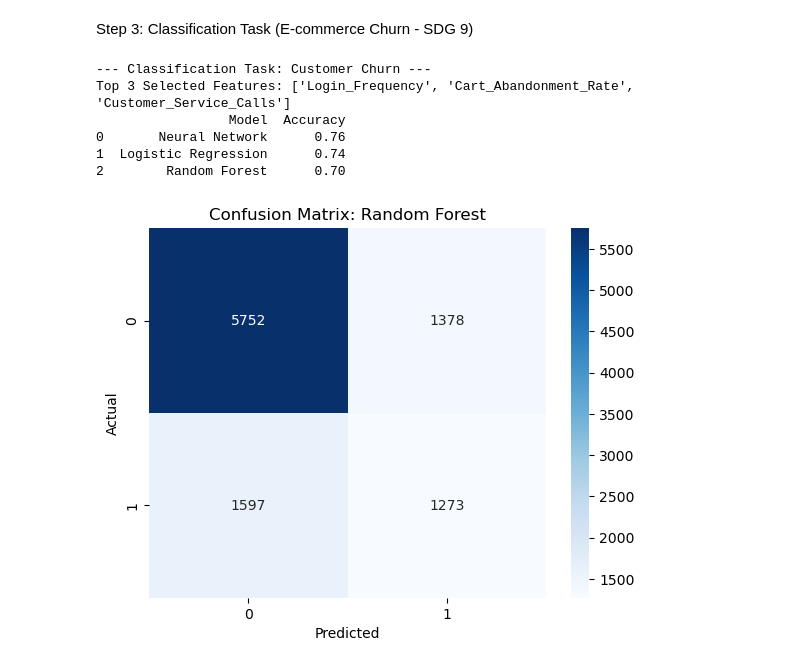
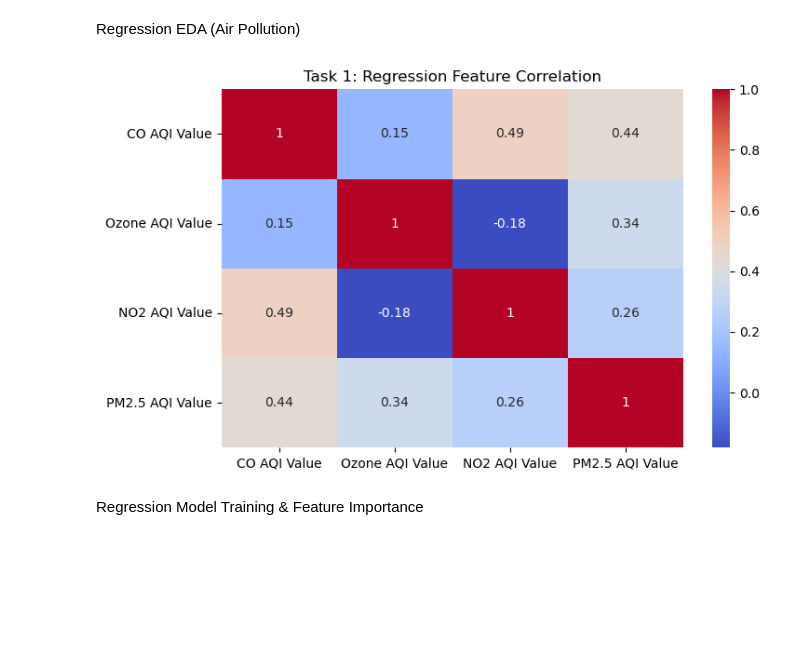
Before and after one commit to Happy0620/ai-final, a Jupyter notebook: no.ipynb, the cells around one changed output. Cells and saved outputs as stored; diff of their text form; code cells hidden in the pictures; blank space fills up the shorter version.

```diff
--- a/no.ipynb
+++ b/no.ipynb
@@ -75,65 +22,12 @@ print(pd.DataFrame(results_r))
-# %% [markdown]
-Step 3: Classification Task (E-commerce Churn - SDG 9)
-# %%
-# --- 1. EDA & Preprocessing ---
-print("\n--- Classification Task: Customer Churn ---")
-# Data Cleaning: Fill missing values with median
-churn_df_clean = churn_df.copy()
-numeric_cols = churn_df_clean.select_dtypes(include=[np.number]).columns
-churn_df_clean[numeric_cols] = churn_df_clean[numeric_cols].fillna(churn_df_clean[numeric_cols].median())
-
-# Selecting numerical features for classification
-class_features = ['Membership_Years', 'Login_Frequency', 'Cart_Abandonment_Rate', 'Average_Order_Value', 'Customer_Service_Calls']
-X_class = churn_df_clean[class_features]
-y_class = churn_df_clean['Churned']
-
-# Feature Selection (RFE)
-selector = RFE(LogisticRegression(max_iter=1000), n_features_to_select=3)
-X_selected = selector.fit_transform(X_class, y_class)
-selected_cols = X_class.columns[selector.support_]
-print(f"Top 3 Selected Features: {list(selected_cols)}")
-
-# Splitting Data
-X_train_c, X_test_c, y_train_c, y_test_c = train_test_split(X_selected, y_class, test_size=0.2, random_state=42)
-
-# --- 2. Model Implementation ---
-# Model A: Neural Network (MLP)
-mlp_class = MLPClassifier(hidden_layer_sizes=(64, 32), max_iter=1000, random_state=42)
-mlp_class.fit(X_train_c, y_train_c)
-
-# Model B: Logistic Regression (Classical 1)
-log_reg = LogisticRegression()
-log_reg.fit(X_train_c, y_train_c)
-
-# Model C: Random Forest (Classical 2)
-rf_class = RandomForestClassifier(n_estimators=100, random_state=42)
-rf_class.fit(X_train_c, y_train_c)
-
-# --- 3. Classification Evaluation ---
-def evaluate_class(model, X, y, name):
-    preds = model.predict(X)
-    acc = accuracy_score(y, preds)
-    return {'Model': name, 'Accuracy': round(acc, 2)}
-
-results_c = [
-    evaluate_class(mlp_class, X_test_c, y_test_c, "Neural Network"),
-    evaluate_class(log_reg, X_test_c, y_test_c, "Logistic Regression"),
-    evaluate_class(rf_class, X_test_c, y_test_c, "Random Forest")
-]
-print(pd.DataFrame(results_c))
-
-# Confusion Matrix for the best model (Random Forest)
-cm = confusion_matrix(y_test_c, rf_class.predict(X_test_c))
-sns.heatmap(cm, annot=True, fmt='d', cmap='Blues')
-plt.title('Confusion Matrix: Random Forest')
-plt.xlabel('Predicted')
-plt.ylabel('Actual')
-plt.show()
-# %% [output]
---- Classification Task: Customer Churn ---
-Top 3 Selected Features: ['Login_Frequency', 'Cart_Abandonment_Rate', 'Customer_Service_Calls']
-                 Model  Accuracy
-0       Neural Network      0.76
-1  Logistic Regression      0.74
-2        Random Forest      0.70
-[figure, removed]
+# %% [markdown]
+Regression EDA (Air Pollution)
+# %%
+# Correlation Heatmap for pollutants
+plt.figure(figsize=(8, 5))
+sns.heatmap(air_df[['CO AQI Value', 'Ozone AQI Value', 'NO2 AQI Value', 'PM2.5 AQI Value']].corr(), annot=True, cmap='coolwarm')
+plt.title('Task 1: Regression Feature Correlation')
+plt.show()
+# %% [output]
+[figure, added]
+# %% [markdown]
+Regression Model Training & Feature Importance
```
Also changed, not shown: parts of 15 cells of this notebook.
